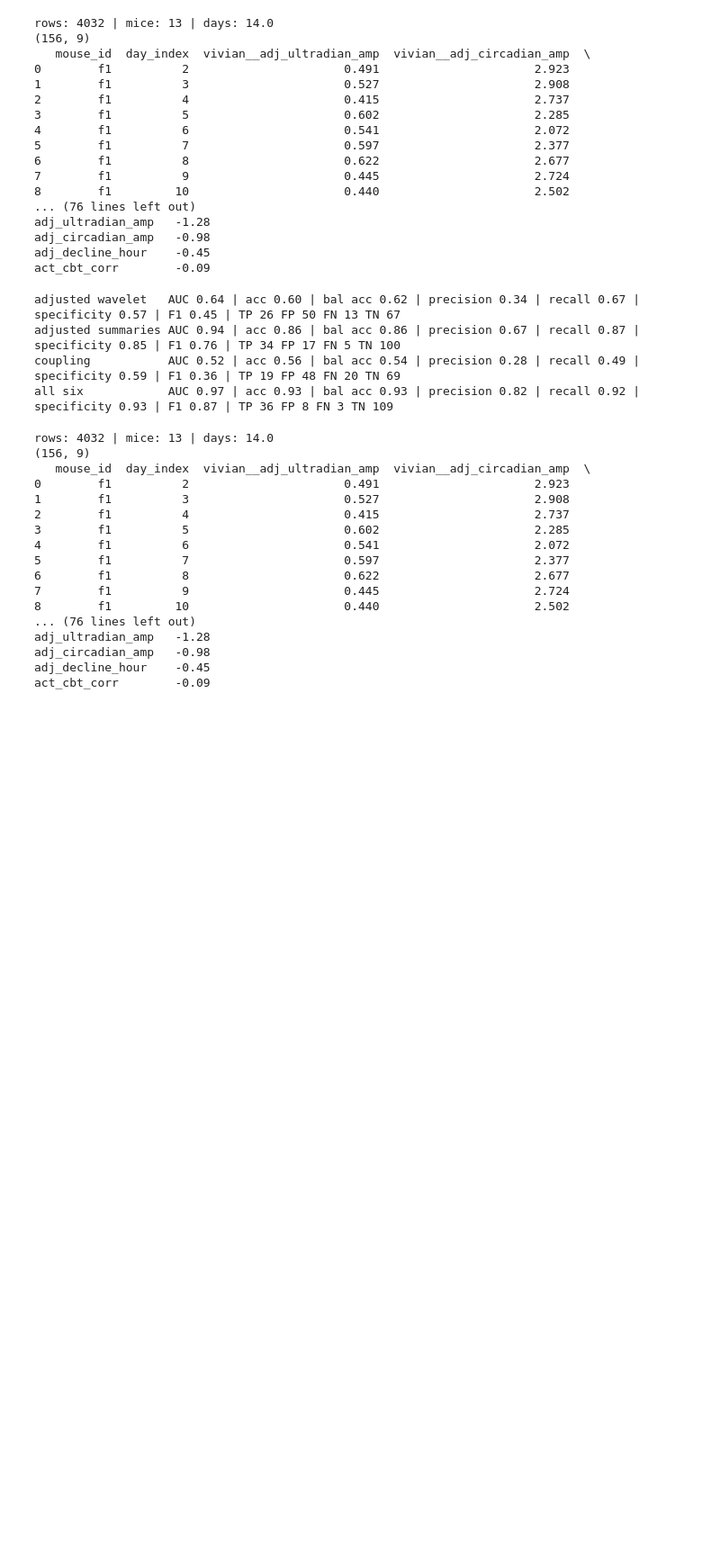
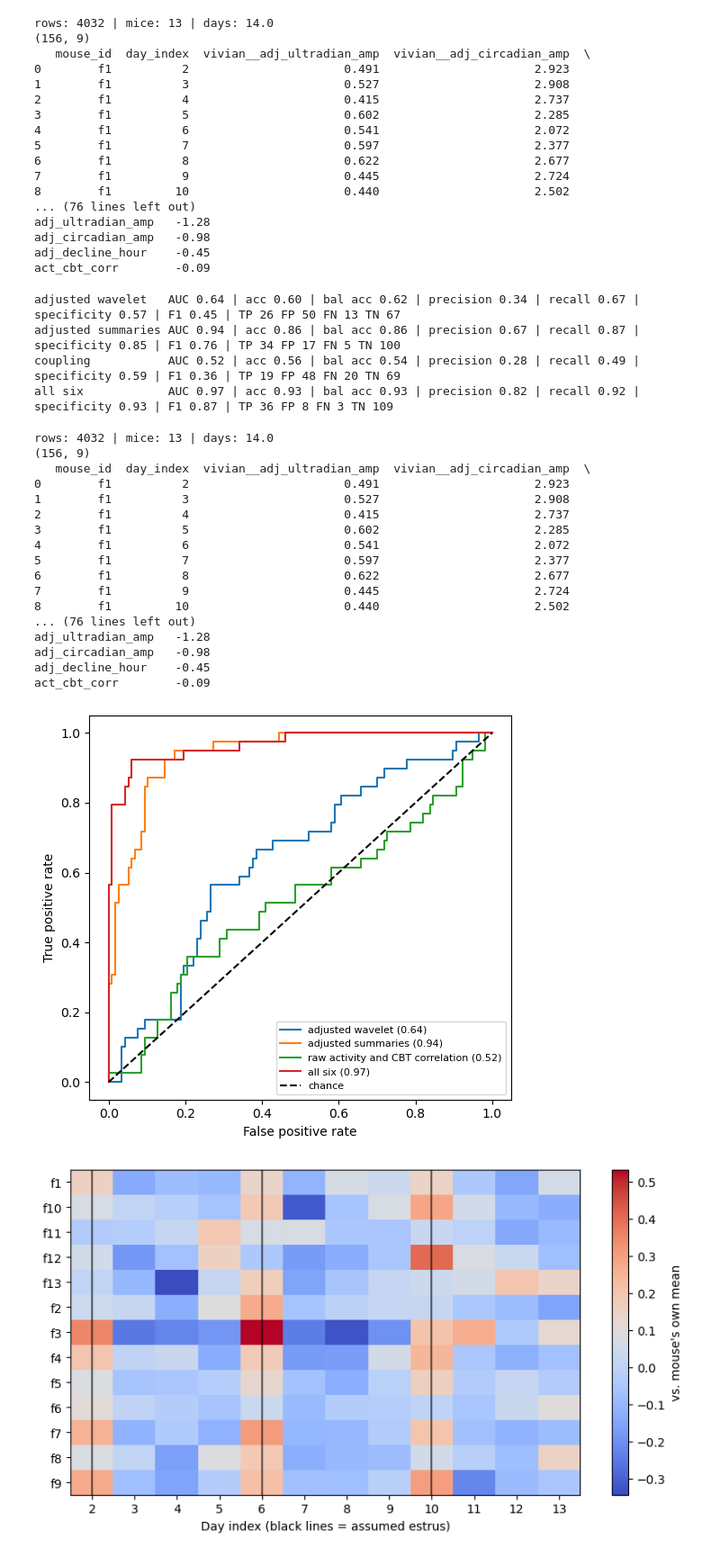
Before and after one commit to matthew-vaught/capstone-estrus-classification, a Jupyter notebook: Vivian Feature Engineering/feature.ipynb, the cells around one changed output. Shown at 90% size. Cells and saved outputs as stored; diff of their text form; code cells hidden in the pictures; blank space fills up the shorter version.

Commit message:
added plots

```diff
--- a/Vivian Feature Engineering/feature.ipynb
+++ b/Vivian Feature Engineering/feature.ipynb
@@ -218,3 +218,37 @@ adj_ultradian_amp   -1.28
 adj_circadian_amp   -0.98
 adj_decline_hour    -0.45
 act_cbt_corr        -0.09
+# %%
+from sklearn.metrics import roc_curve
+
+# 4. ROC curves
+sets_plot = {
+    "adjusted wavelet":   ["vivian__adj_ultradian_amp", "vivian__adj_circadian_amp"],
+    "adjusted summaries": ["vivian__adj_mean_h6_12", "vivian__adj_range", "vivian__adj_decline_hour"],
+    "raw activity and CBT correlation":           ["vivian__act_cbt_corr"],
+    "all six":            feature_cols,
+}
+plt.figure(figsize=(5.5, 5))
+for name, cols in sets_plot.items():
+    p = cross_val_predict(model, X_df[cols].values, y, groups=groups, cv=logo, method="predict_proba")[:, 1]
+    fpr, tpr, _ = roc_curve(y, p)
+    plt.plot(fpr, tpr, label=f"{name} ({roc_auc_score(y, p):.2f})")
+plt.plot([0, 1], [0, 1], "k--", label="chance")
+plt.xlabel("False positive rate"); plt.ylabel("True positive rate"); plt.legend(fontsize=8)
+plt.tight_layout(); plt.show()
+
+# 6. Mouse x day heatmap of one feature, estrus days outlined
+col = "vivian__adj_mean_h6_12"
+M = vivian.pivot(index="mouse_id", columns="day_index", values=col)
+M = M.sub(M.mean(axis=1), axis=0)                          # relative to each mouse's own mean
+plt.figure(figsize=(8, 4.5))
+plt.imshow(M.values, aspect="auto", cmap="coolwarm")
+for j, d in enumerate(M.columns):
+    if (d - 2) % 4 == 0:
+        plt.axvline(j, color="black", lw=1.5, alpha=0.6)
+plt.xticks(range(len(M.columns)), M.columns); plt.yticks(range(len(M.index)), M.index)
+plt.xlabel("Day index (black lines = assumed estrus)"); plt.colorbar(label="vs. mouse's own mean")
+plt.tight_layout(); plt.show()
+# %% [output]
+[figure, added]
+[figure, added]
```
Also changed, not shown: parts of 1 cell of this notebook, 1 other file.
